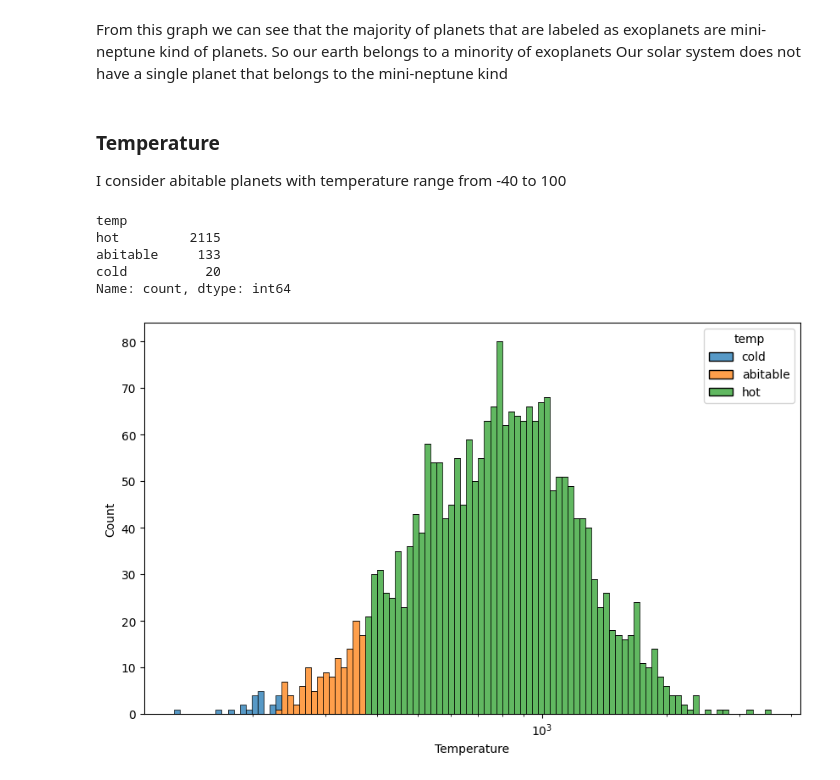
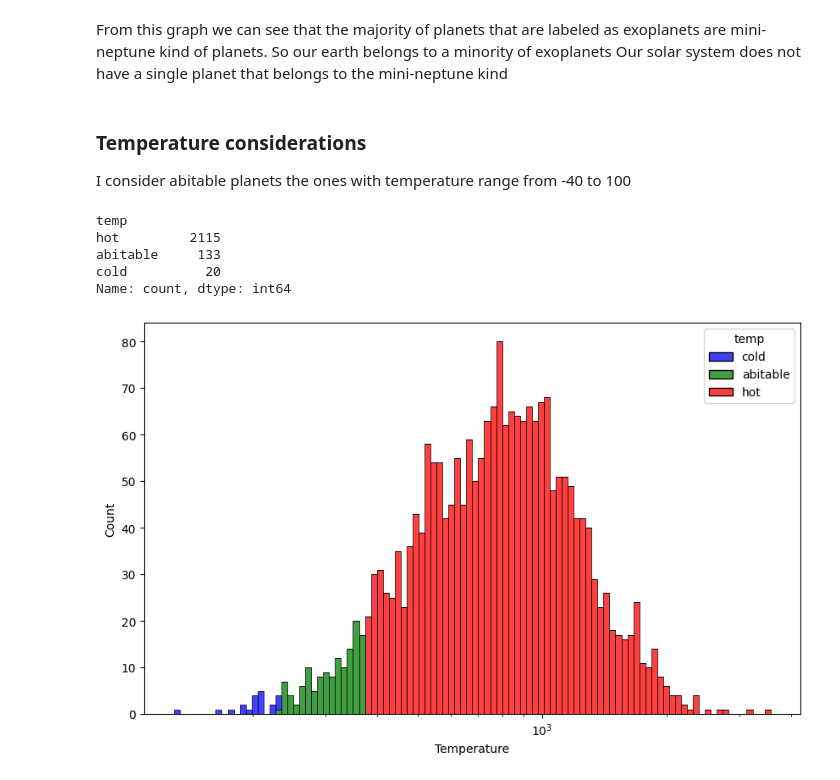
Before and after one commit to LeoStefa02/AppliedStatisticProject, a Jupyter notebook: AS_Project.ipynb, the cells around one changed output. Drawn from its saved outputs; the diff is of its cells as text; code cells hidden in the pictures.

```diff
--- a/AS_Project.ipynb
+++ b/AS_Project.ipynb
@@ -643,24 +643,30 @@ Name: count, dtype: int64
 From this graph we can see that the majority of planets that are labeled as exoplanets are mini-neptune kind of planets. So our earth belongs to a minority of exoplanets
 Our solar system does not have a single planet that belongs to the mini-neptune kind
 # %% [markdown]
-### Temperature
-I consider abitable planets with temperature range from -40 to 100
+### Temperature considerations
+I consider abitable planets the ones with temperature range from -40 to 100
 # %%
 bins = [0, 233, 373, np.inf]
 temp_labels = ['cold', 'abitable', 'hot']
+
+my_colors = {
+    'cold': 'blue',
+    'abitable': 'green',
+    'hot': 'red',
+}
 
 exoplanets['temp'] = pd.cut(exoplanets['koi_teq'], bins=bins, labels=temp_labels)
 
 print(exoplanets['temp'].value_counts())
 
 fig, ax = plt.subplots(figsize=(10, 6))
 ax.set_xlabel("Temperature")
-sns.histplot(data = exoplanets, x='koi_teq', ax = ax, hue = 'temp', bins=100, log_scale=True, multiple='stack')
+sns.histplot(data = exoplanets, x='koi_teq', ax = ax, hue = 'temp', bins=100, log_scale=True, multiple='stack', palette=my_colors)
 plt.show()
 # %% [output]
 temp
 hot         2115
 abitable     133
 cold          20
 Name: count, dtype: int64
-[figure, old version]
+[figure, new version]
```
Also changed, not shown: parts of 5 cells of this notebook.
